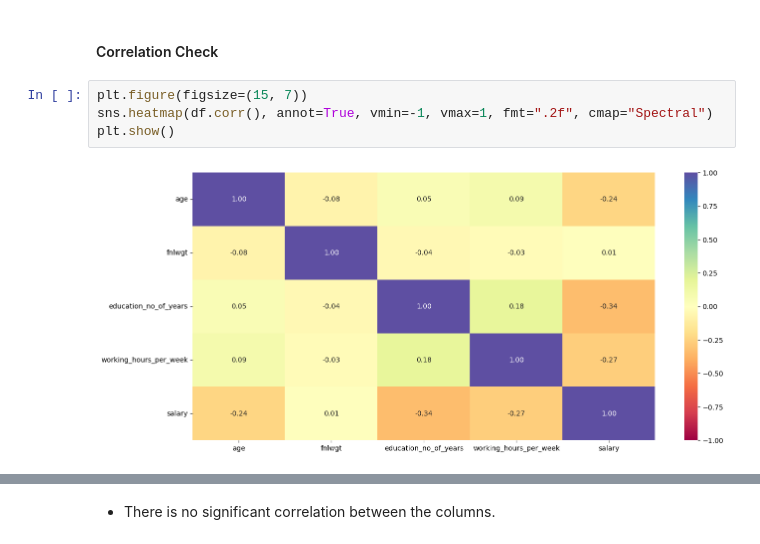
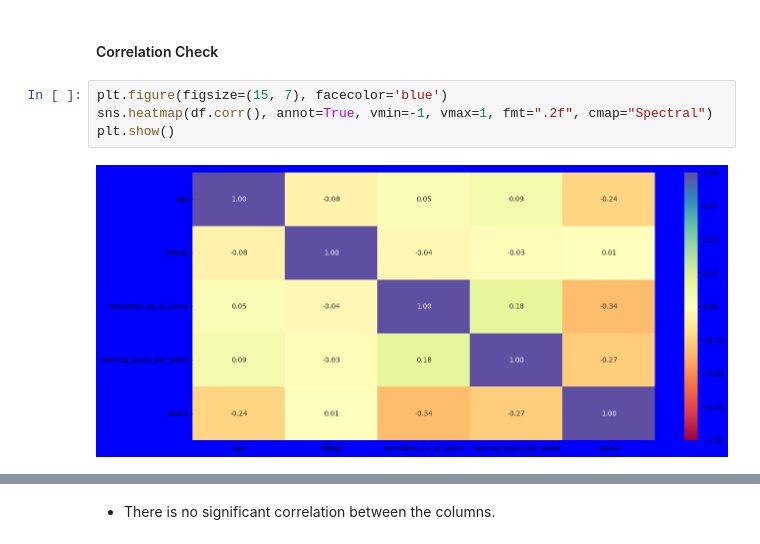
Before and after one commit to CoderSales/machine-learning-classification, a Jupyter notebook: IncomeGroupClassification_CaseStudy_DSBA_V2-v2.ipynb, the cells around one changed output, grey strips where cells are left out. Drawn from its saved outputs; the diff is of its cells as text.

```diff
--- a/IncomeGroupClassification_CaseStudy_DSBA_V2-v2.ipynb
+++ b/IncomeGroupClassification_CaseStudy_DSBA_V2-v2.ipynb
@@ -1910,11 +1981,11 @@ labeled_barplot(df, "salary", perc=True)
 # %% [markdown]
 #### Correlation Check
 # %%
-plt.figure(figsize=(15, 7))
+plt.figure(figsize=(15, 7), facecolor='blue')
 sns.heatmap(df.corr(), annot=True, vmin=-1, vmax=1, fmt=".2f", cmap="Spectral")
 plt.show()
 # %% [output]
-[figure, old version]
+[figure, new version]
 [interactive output not drawn]
 # %% [markdown]
 * There is no significant correlation between the columns.
```
Also changed, not shown: parts of 11 cells of this notebook.
